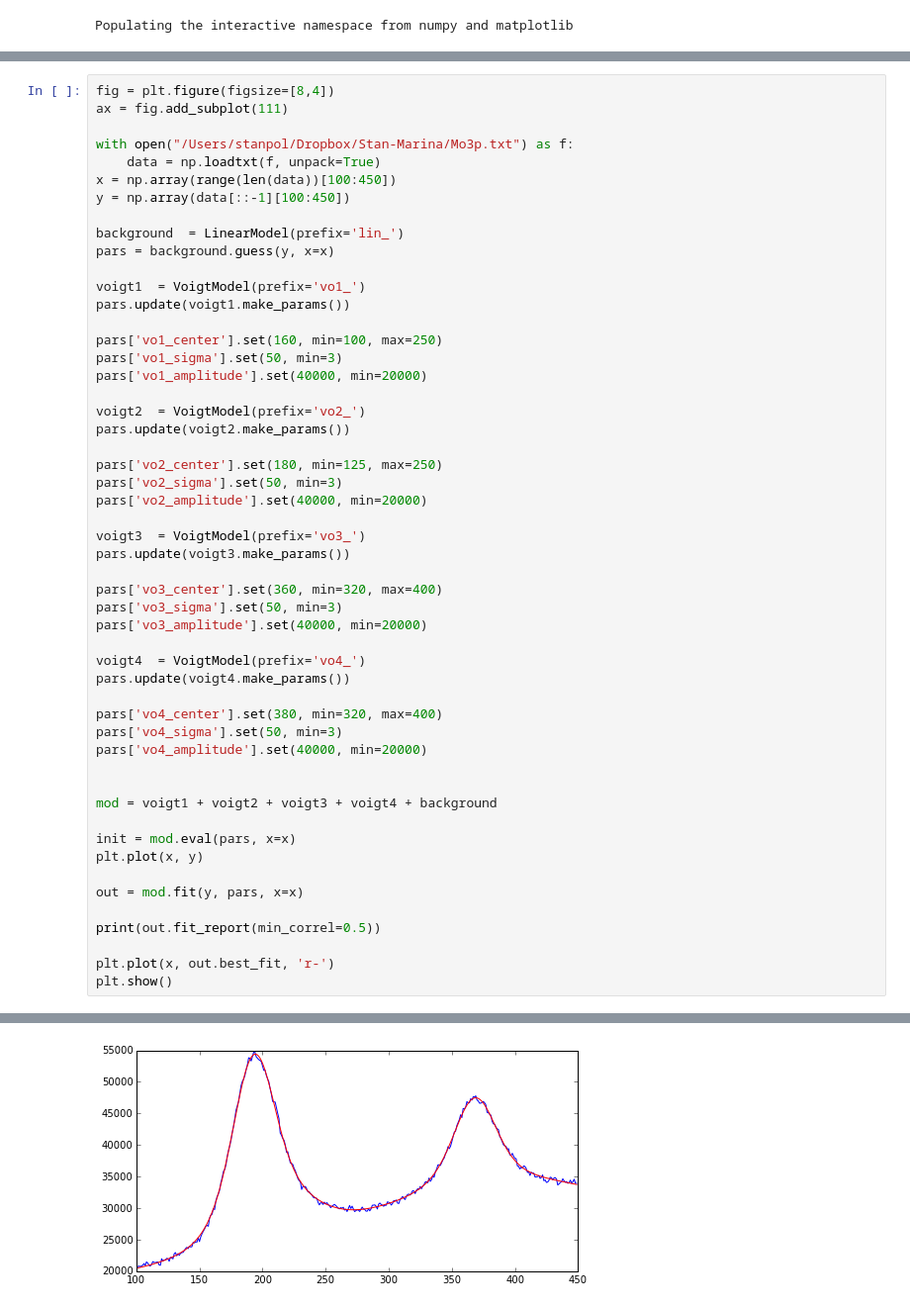
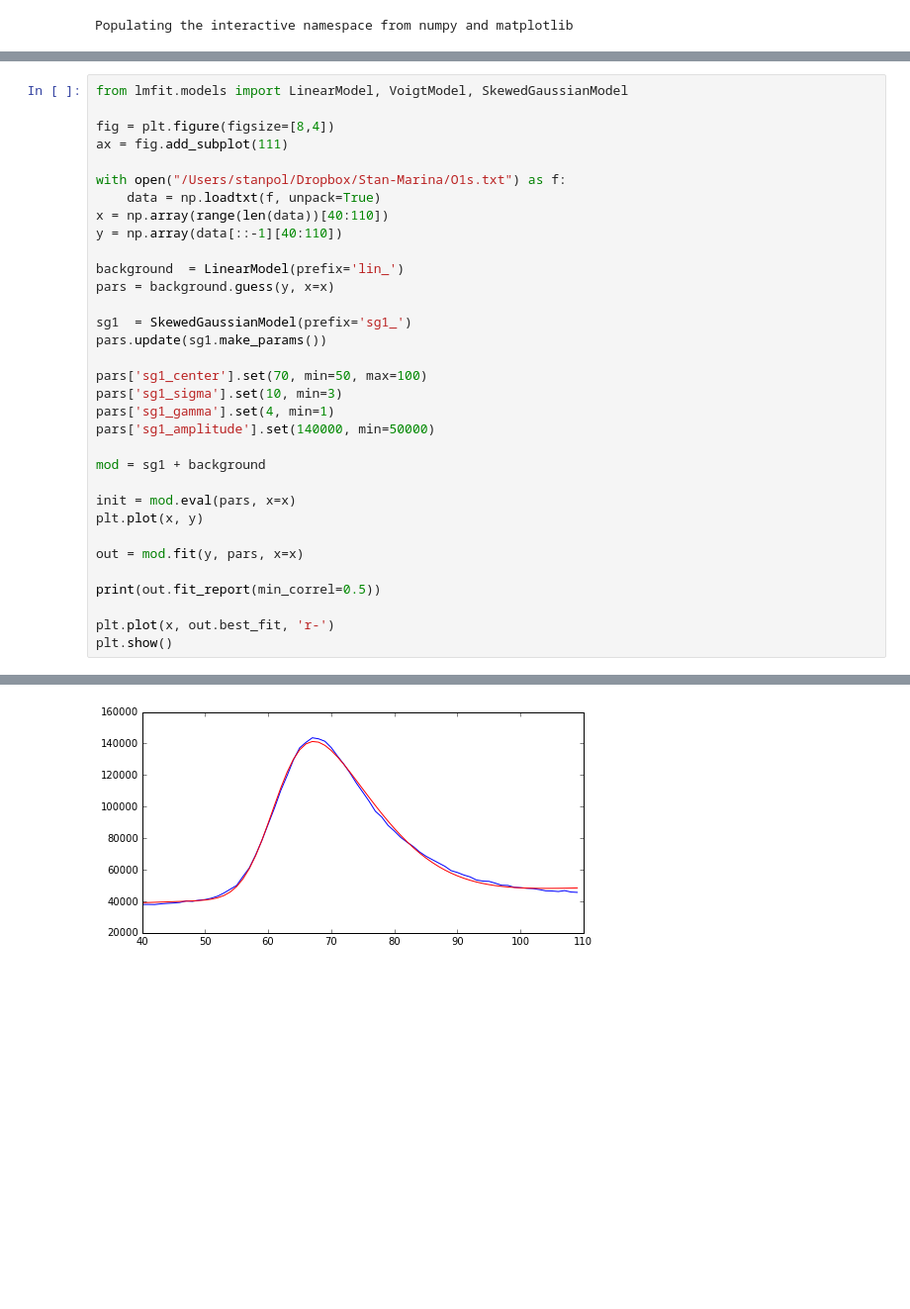
Before and after one commit to Stanpol/Jupyter-Notebooks, a Jupyter notebook: XPS_peak_fitting.ipynb, the cells around one changed output, grey strips where cells are left out. Shown at 99% size. Saved outputs shown, nothing was run; the diff lists cells and outputs as text; blank space fills up the shorter version.

Commit message:
model simplification

```diff
--- a/XPS_peak_fitting.ipynb
+++ b/XPS_peak_fitting.ipynb
@@ -65,45 +119,26 @@ plt.show()
 # %%
+from lmfit.models import LinearModel, VoigtModel, SkewedGaussianModel
+
 fig = plt.figure(figsize=[8,4])
 ax = fig.add_subplot(111)
 
-with open("/Users/stanpol/Dropbox/Stan-Marina/Mo3p.txt") as f:
+with open("/Users/stanpol/Dropbox/Stan-Marina/O1s.txt") as f:
 	data = np.loadtxt(f, unpack=True)
-x = np.array(range(len(data))[100:450])
-y = np.array(data[::-1][100:450])
+x = np.array(range(len(data))[40:110])
+y = np.array(data[::-1][40:110])
 
 background  = LinearModel(prefix='lin_')
 pars = background.guess(y, x=x)
 
-voigt1  = VoigtModel(prefix='vo1_')
-pars.update(voigt1.make_params())
+sg1  = SkewedGaussianModel(prefix='sg1_')
+pars.update(sg1.make_params())
 
-pars['vo1_center'].set(160, min=100, max=250)
-pars['vo1_sigma'].set(50, min=3)
-pars['vo1_amplitude'].set(40000, min=20000)
+pars['sg1_center'].set(70, min=50, max=100)
+pars['sg1_sigma'].set(10, min=3)
+pars['sg1_gamma'].set(4, min=1)
+pars['sg1_amplitude'].set(140000, min=50000)
 
-voigt2  = VoigtModel(prefix='vo2_')
-pars.update(voigt2.make_params())
-
-pars['vo2_center'].set(180, min=125, max=250)
-pars['vo2_sigma'].set(50, min=3)
-pars['vo2_amplitude'].set(40000, min=20000)
-
-voigt3  = VoigtModel(prefix='vo3_')
-pars.update(voigt3.make_params())
-
-pars['vo3_center'].set(360, min=320, max=400)
-pars['vo3_sigma'].set(50, min=3)
-pars['vo3_amplitude'].set(40000, min=20000)
-
-voigt4  = VoigtModel(prefix='vo4_')
-pars.update(voigt4.make_params())
-
-pars['vo4_center'].set(380, min=320, max=400)
-pars['vo4_sigma'].set(50, min=3)
-pars['vo4_amplitude'].set(40000, min=20000)
-
-
-mod = voigt1 + voigt2 + voigt3 + voigt4 + background
+mod = sg1 + background
 
 init = mod.eval(pars, x=x)
 plt.plot(x, y)
@@ -135 +170 @@ plt.show()
-[figure, old version]
+[figure, new version]
```
Also changed, not shown: parts of 4 cells of this notebook.
